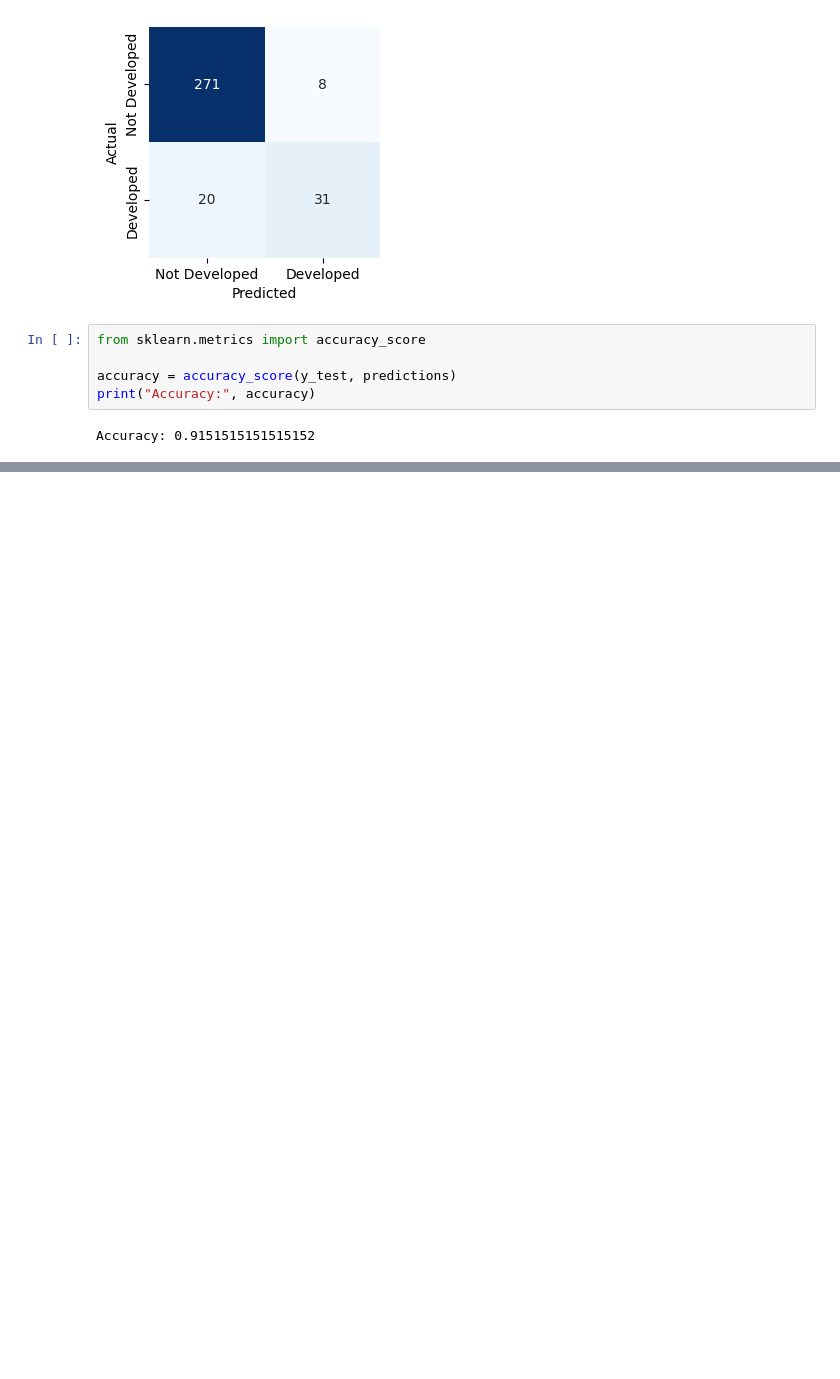
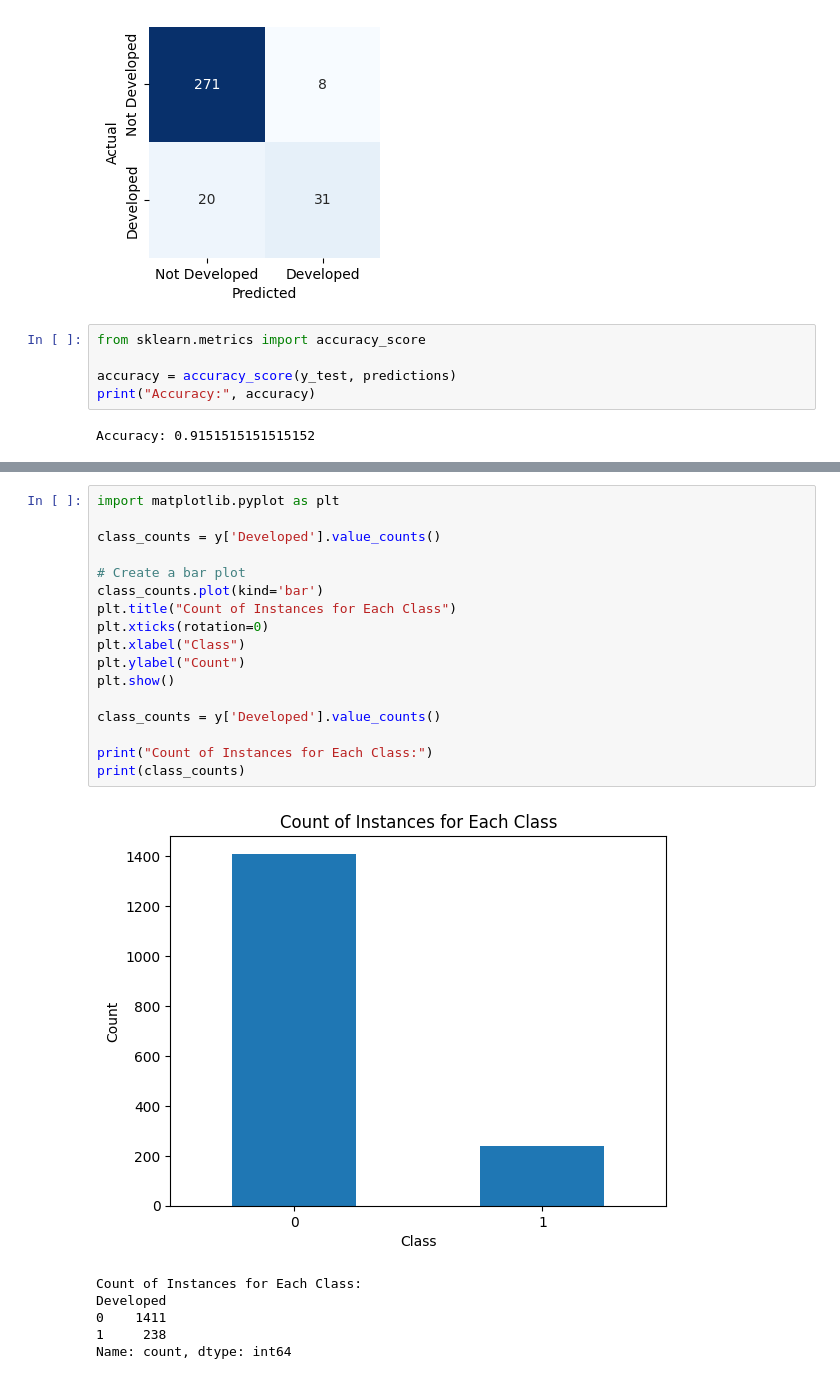
Before and after one commit to Pippeloo/DataScience-Paper, a Jupyter notebook: P2-Deliverable/Classification/Classification.ipynb, the cells around one changed output, grey strips where cells are left out. Saved outputs shown, nothing was run; the diff lists cells and outputs as text; blank space fills up the shorter version.

Commit message:
Added classification_report and instance count

```diff
--- a/P2-Deliverable/Classification/Classification.ipynb
+++ b/P2-Deliverable/Classification/Classification.ipynb
@@ -70,0 +89,24 @@ Accuracy: 0.9151515151515152
+# %%
+import matplotlib.pyplot as plt
+
+class_counts = y['Developed'].value_counts()
+
+# Create a bar plot
+class_counts.plot(kind='bar')
+plt.title("Count of Instances for Each Class")
+plt.xticks(rotation=0)
+plt.xlabel("Class")
+plt.ylabel("Count")
+plt.show()
+
+class_counts = y['Developed'].value_counts()
+
+print("Count of Instances for Each Class:")
+print(class_counts)
+# %% [output]
+[figure, added]
+Count of Instances for Each Class:
+Developed
+0    1411
+1     238
+Name: count, dtype: int64
```
Also changed, not shown: parts of 2 cells of this notebook.
